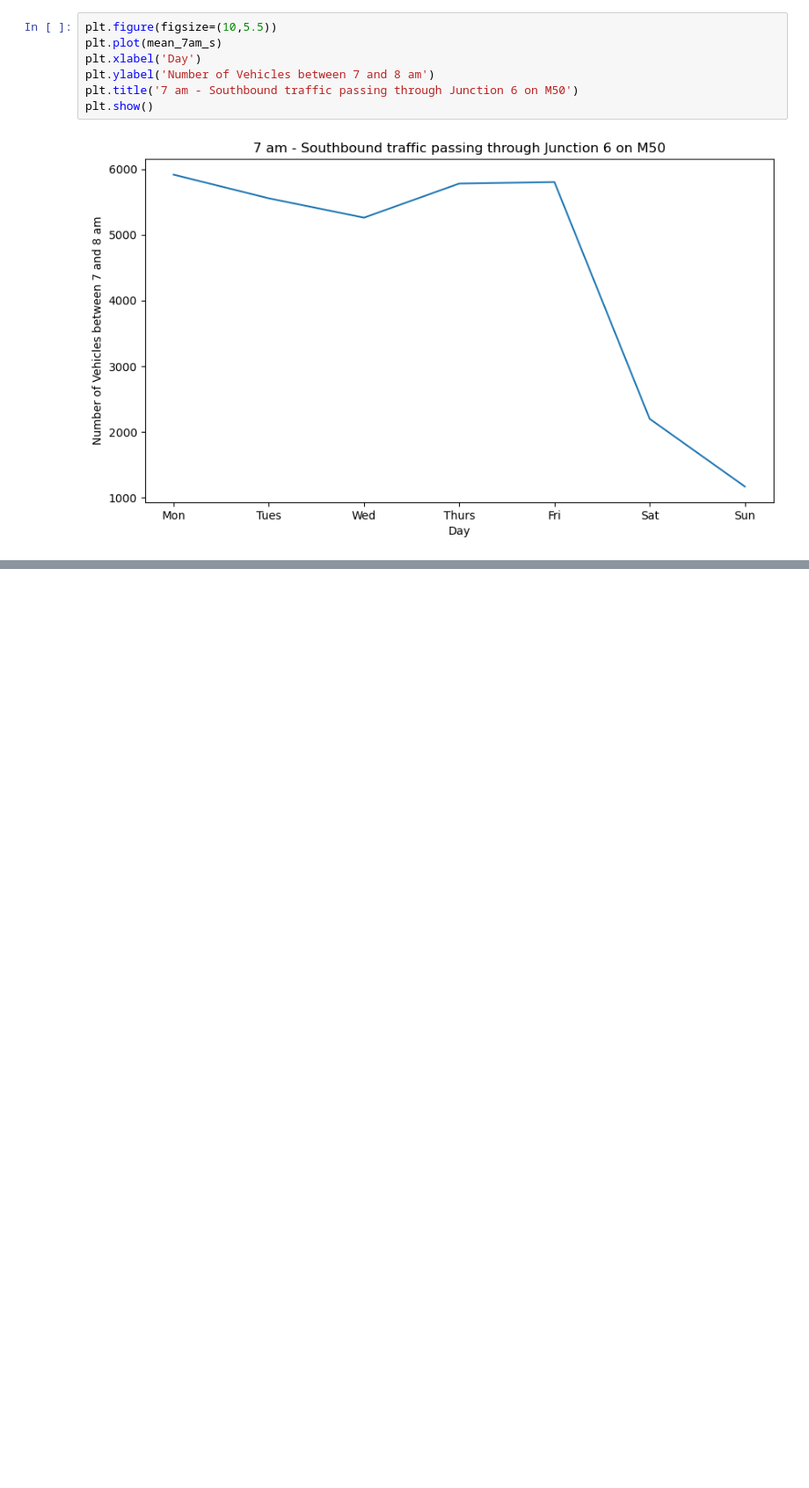
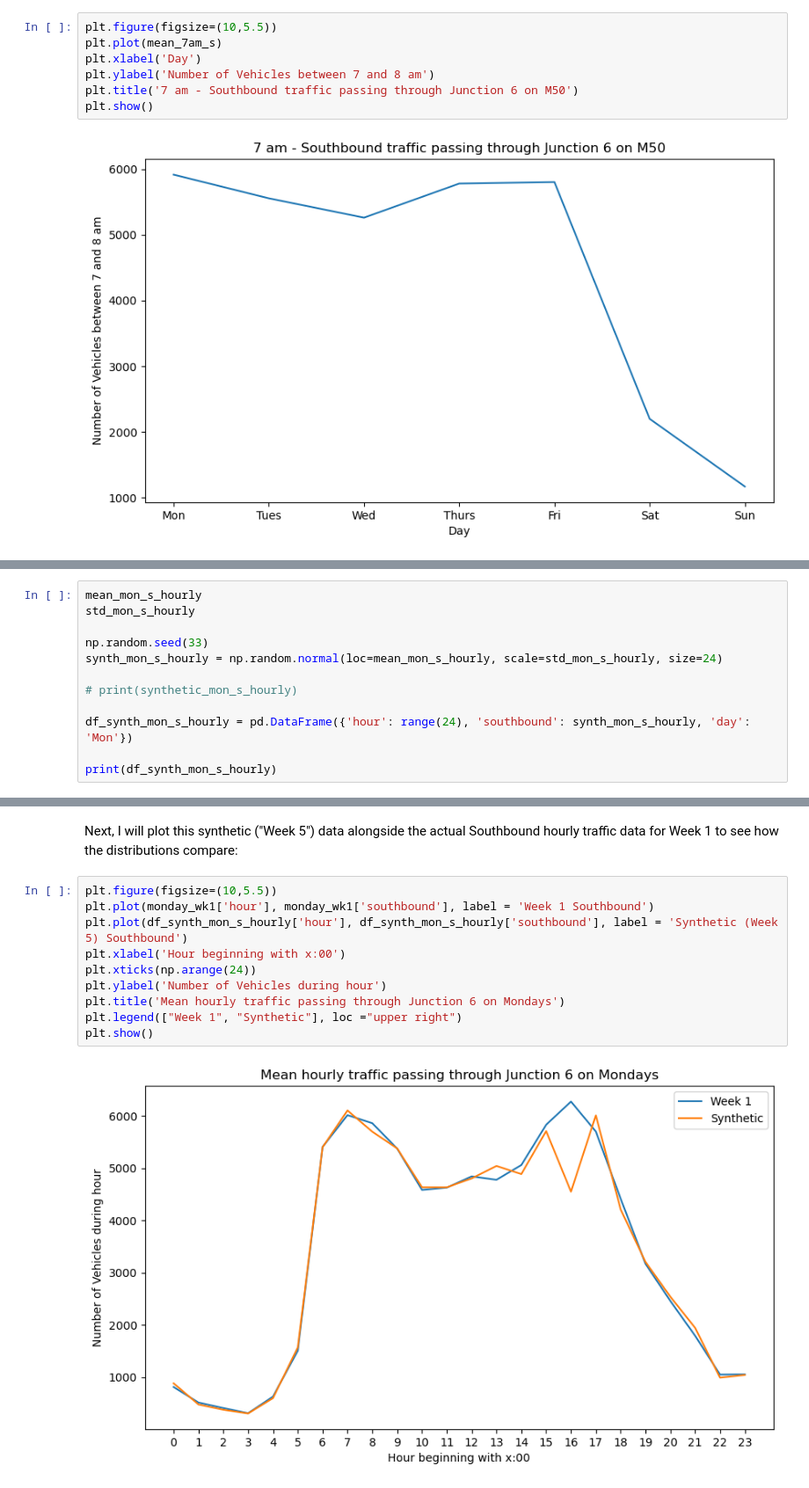
Before and after one commit to jmce22/pfda_project1, a Jupyter notebook: pfda_project1.ipynb, the cells around one changed output, grey strips where cells are left out. Shown at 88% size. Cells and saved outputs as stored; diff of their text form; blank space fills up the shorter version.

Commit message:
attempt at creating synthetic data based on the mean values for each hour for southbound traffic on Mondays, along with the standard deviations of the hourly values from this mean. used np.random

```diff
--- a/pfda_project1.ipynb
+++ b/pfda_project1.ipynb
@@ -485,0 +535,12 @@ plt.show()
+# %%
+mean_mon_s_hourly
+std_mon_s_hourly
+
+np.random.seed(33)
+synth_mon_s_hourly = np.random.normal(loc=mean_mon_s_hourly, scale=std_mon_s_hourly, size=24)
+
+# print(synthetic_mon_s_hourly)
+
+df_synth_mon_s_hourly = pd.DataFrame({'hour': range(24), 'southbound': synth_mon_s_hourly, 'day': 'Mon'})
+
+print(df_synth_mon_s_hourly)
@@ -485,0 +565,14 @@ plt.show()
+# %% [markdown]
+Next, I will plot this synthetic ("Week 5") data alongside the actual Southbound hourly traffic data for Week 1 to see how the distributions compare:
+# %%
+plt.figure(figsize=(10,5.5))
+plt.plot(monday_wk1['hour'], monday_wk1['southbound'], label = 'Week 1 Southbound')
+plt.plot(df_synth_mon_s_hourly['hour'], df_synth_mon_s_hourly['southbound'], label = 'Synthetic (Week 5) Southbound')
+plt.xlabel('Hour beginning with x:00')
+plt.xticks(np.arange(24))
+plt.ylabel('Number of Vehicles during hour')
+plt.title('Mean hourly traffic passing through Junction 6 on Mondays')
+plt.legend(["Week 1", "Synthetic"], loc ="upper right")
+plt.show()
+# %% [output]
+[figure, added]
```
Also changed, not shown: parts of 11 cells of this notebook.
